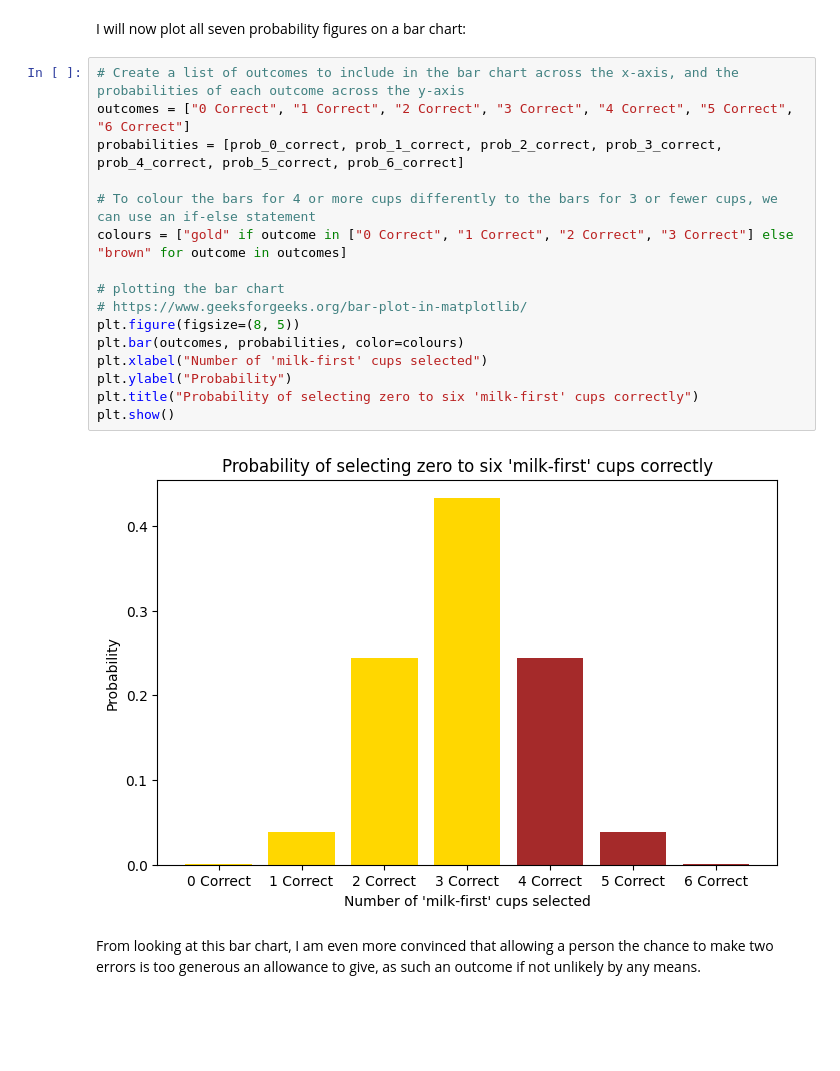
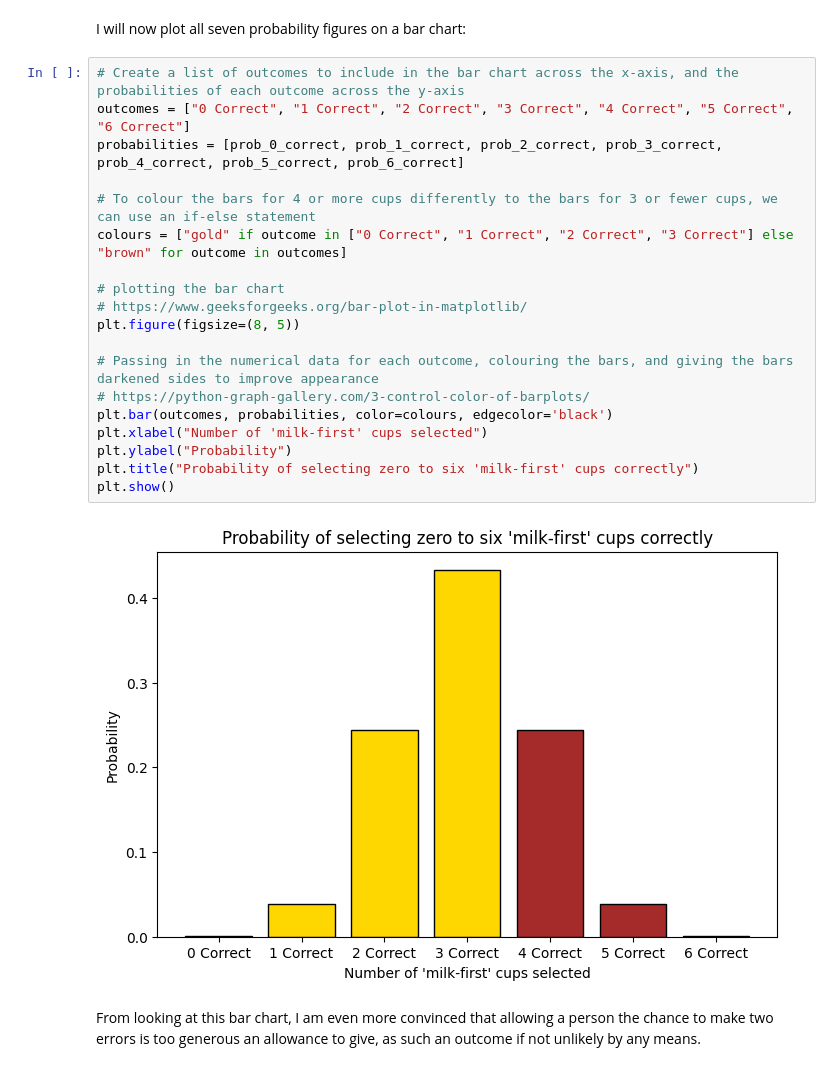
Before and after one commit to jmce22/app_stats, a Jupyter notebook: tasks.ipynb, the cells around one changed output. Saved outputs shown, nothing was run; the diff lists cells and outputs as text; blank space fills up the shorter version.

Commit message:
Task 2 - created histogram

```diff
--- a/tasks.ipynb
+++ b/tasks.ipynb
@@ -111,21 +111,24 @@ I will now plot all seven probability figures on a bar chart:
 # %%
 # Create a list of outcomes to include in the bar chart across the x-axis, and the probabilities of each outcome across the y-axis
 outcomes = ["0 Correct", "1 Correct", "2 Correct", "3 Correct", "4 Correct", "5 Correct", "6 Correct"]
 probabilities = [prob_0_correct, prob_1_correct, prob_2_correct, prob_3_correct, prob_4_correct, prob_5_correct, prob_6_correct]
 
 # To colour the bars for 4 or more cups differently to the bars for 3 or fewer cups, we can use an if-else statement
 colours = ["gold" if outcome in ["0 Correct", "1 Correct", "2 Correct", "3 Correct"] else "brown" for outcome in outcomes]
 
 # plotting the bar chart
 # https://www.geeksforgeeks.org/bar-plot-in-matplotlib/
 plt.figure(figsize=(8, 5))
-plt.bar(outcomes, probabilities, color=colours)
+
+# Passing in the numerical data for each outcome, colouring the bars, and giving the bars darkened sides to improve appearance
+# https://python-graph-gallery.com/3-control-color-of-barplots/
+plt.bar(outcomes, probabilities, color=colours, edgecolor='black')
 plt.xlabel("Number of 'milk-first' cups selected")
 plt.ylabel("Probability")
 plt.title("Probability of selecting zero to six 'milk-first' cups correctly")
 plt.show()
 # %% [output]
-[figure, old version]
+[figure, new version]
 # %% [markdown]
 From looking at this bar chart, I am even more convinced that allowing a person the chance to make two errors is too generous an allowance to give, as such an outcome if not unlikely by any means.
 # %% [markdown]
```
Also changed, not shown: parts of 3 cells of this notebook.
